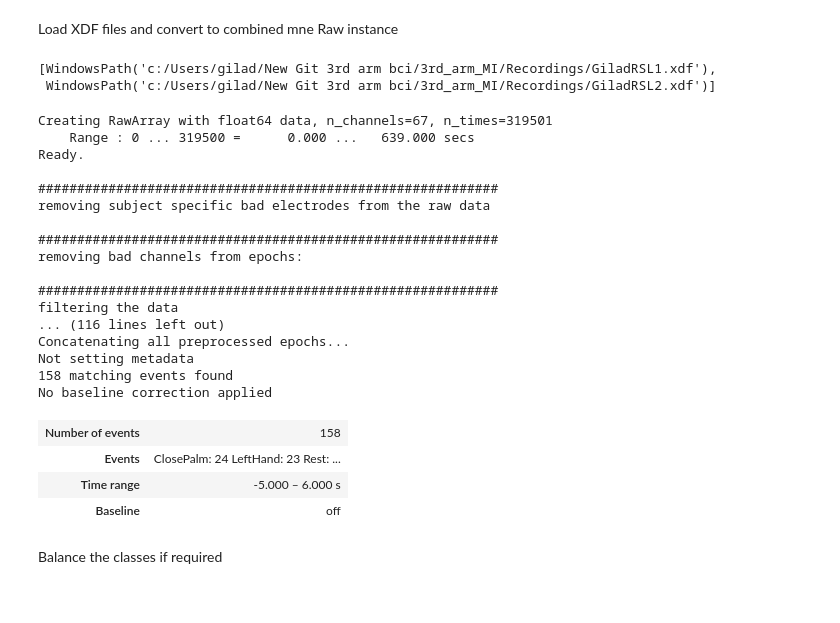
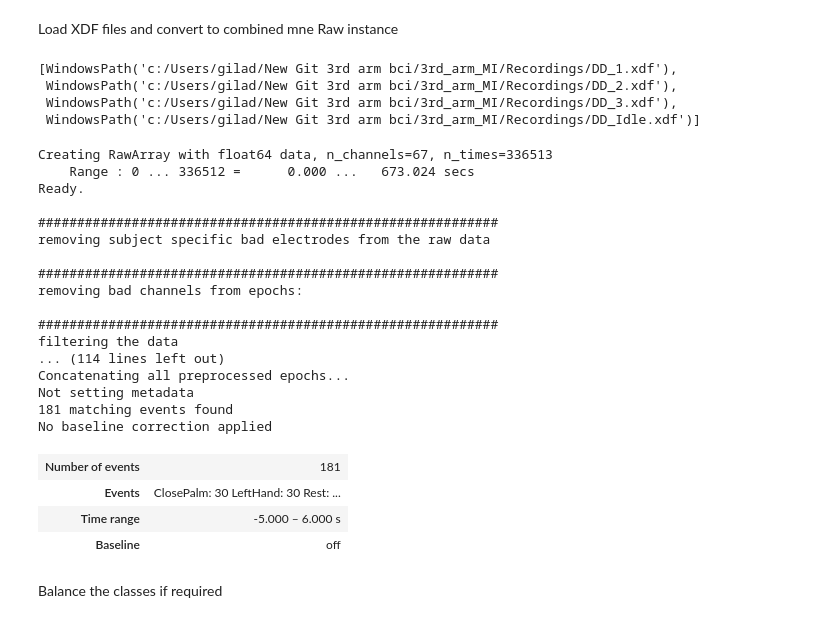
Before and after one commit to Giladsc/3rd_arm_MI, a Jupyter notebook: notebooks/Main_Experiment.ipynb, the cells around one changed output. Cells and saved outputs as stored; diff of their text form; code cells hidden in the pictures.

```diff
--- a/notebooks/Main_Experiment.ipynb
+++ b/notebooks/Main_Experiment.ipynb
@@ -61,7 +61,7 @@ Subject IDs: ['DD', 'DD', 'DD', 'DD', 'Fudge', 'Fudge', 'Fudge', 'Fudge', 'Gilad
 # %% [markdown]
 Define Subject Name
 # %%
-subject_name = 'GiladRSL' # Manually define subject name
+subject_name = 'DD' # Manually define subject name
 # %% [markdown]
 Choose a parameter dictionary
 # %%
@@ -111,7 +111,7 @@ params_dict['classifier_window_e']=4
 params_dict['windowed_prediction_params']={'win_len': 2, 'win_step': 0.25}
 params_dict['pipeline_name']='ts+FGDA'
 params_dict['n_components_fbcsp']=8
-params_dict['desired_events'] = ['ClosePalm','LeftHand','RightHand']
+params_dict['desired_events'] = ['ClosePalm','LeftHand','RightHand','Rest']
 # %% [markdown]
 Load XDF files and convert to combined mne Raw instance
 # %%
@@ -119,50 +119,52 @@ xdf_files = [f for f in recording_path.glob('*.xdf') if subject_name in  f.name]
 #OriginalRaw = Load_and_concatenate_xdf(xdf_files)
 xdf_files[:]
 # %% [output]
-[WindowsPath('c:/Users/gilad/New Git 3rd arm bci/3rd_arm_MI/Recordings/GiladRSL1.xdf'),
- WindowsPath('c:/Users/gilad/New Git 3rd arm bci/3rd_arm_MI/Recordings/GiladRSL2.xdf')]
+[WindowsPath('c:/Users/gilad/New Git 3rd arm bci/3rd_arm_MI/Recordings/DD_1.xdf'),
+ WindowsPath('c:/Users/gilad/New Git 3rd arm bci/3rd_arm_MI/Recordings/DD_2.xdf'),
+ WindowsPath('c:/Users/gilad/New Git 3rd arm bci/3rd_arm_MI/Recordings/DD_3.xdf'),
+ WindowsPath('c:/Users/gilad/New Git 3rd arm bci/3rd_arm_MI/Recordings/DD_Idle.xdf')]
 # %%
 epochs_list = []
 filter_bank_epochs_list = []
 movement_events = ['ClosePalm','OpenPalm']
-for xdf_file in xdf_files[:]:
+for xdf_file in xdf_files[:-2]:
     raw=read_raw_xdf(xdf_file)
     #threshold_raw = filter_events_by_rating(raw,movement_events,rating_threshold = 4)
     #raw_for_ICA = raw_EEG_Preprocessing(current_path,raw,params_dict)
     filtered_raw,epoch,filter_bank_epochs,mean_across_epochs, events_trigger_dict = EEG_Preprocessing(current_path,raw,params_dict, pick_channels=True)
     epoch = remap_epoch_events_to_standard(epoch, standard_event_id, params_dict['desired_events'])
     # Update events_trigger_dict to match new labels
     params_dict['events_trigger_dict'] = {event: standard_event_id[event] for event in params_dict['desired_events']}
     events_trigger_dict = params_dict['events_trigger_dict']
     epochs_list.append(epoch)
     filter_bank_epochs_list.append(filter_bank_epochs)
 
 print("Concatenating all preprocessed epochs...")
 
 
 epochs = mne.concatenate_epochs(epochs_list, on_mismatch='warn')
 filter_bank_epochs = None
 epochs
 # %% [output]
-Creating RawArray with float64 data, n_channels=67, n_times=319501
-    Range : 0 ... 319500 =      0.000 ...   639.000 secs
+Creating RawArray with float64 data, n_channels=67, n_times=336513
+    Range : 0 ... 336512 =      0.000 ...   673.024 secs
 Ready.
 
 ###########################################################
 removing subject specific bad electrodes from the raw data
 
 ###########################################################
 removing bad channels from epochs:
 
 ###########################################################
 filtering the data
-... (116 lines left out)
+... (114 lines left out)
 Concatenating all preprocessed epochs...
 Not setting metadata
-158 matching events found
+181 matching events found
 No baseline correction applied
-| Number of events | 158 |
-| Events | ClosePalm: 24 LeftHand: 23 Rest: ... |
+| Number of events | 181 |
+| Events | ClosePalm: 30 LeftHand: 30 Rest: ... |
 | Time range | -5.000 – 6.000 s |
 | Baseline | off |
 # %% [markdown]
```
Also changed, not shown: parts of 19 cells of this notebook, 4 other files.
